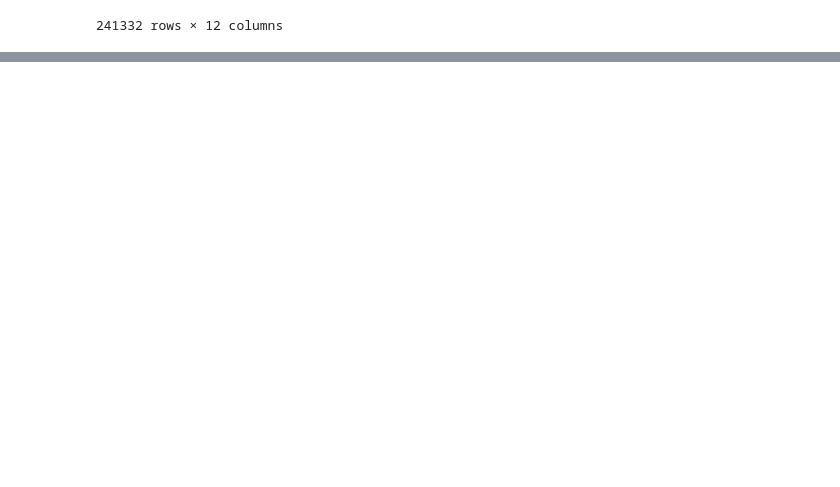
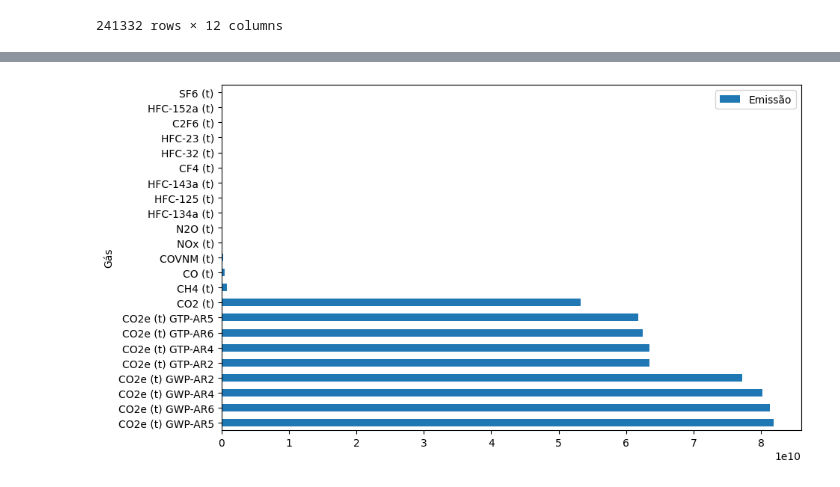
Before and after one commit to 21seya/Projeto_Emissao_Gases, a Jupyter notebook: emissao_gases.ipynb, the cells around one changed output, grey strips where cells are left out. Cells and saved outputs as stored; diff of their text form; code cells hidden in the pictures; blank space fills up the shorter version.

```diff
--- a/emissao_gases.ipynb
+++ b/emissao_gases.ipynb
@@ -214,0 +259,3 @@ emissoes_por_ano.groupby('Gás').get_group('CO2 (t)')
+# %%
+emissao_por_gas = emissoes_por_ano.groupby('Gás')[['Emissão']].sum().sort_values('Emissão', ascending = False)
+emissao_por_gas
@@ -214,0 +281,4 @@ emissoes_por_ano.groupby('Gás').get_group('CO2 (t)')
+# %%
+emissao_por_gas.plot(kind = 'barh', figsize = (10,6));
+# %% [output]
+[figure, added]
```
Also changed, not shown: parts of 5 cells of this notebook.
